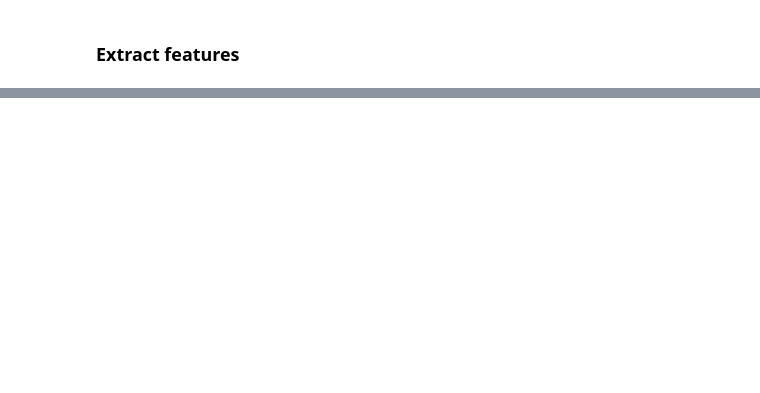
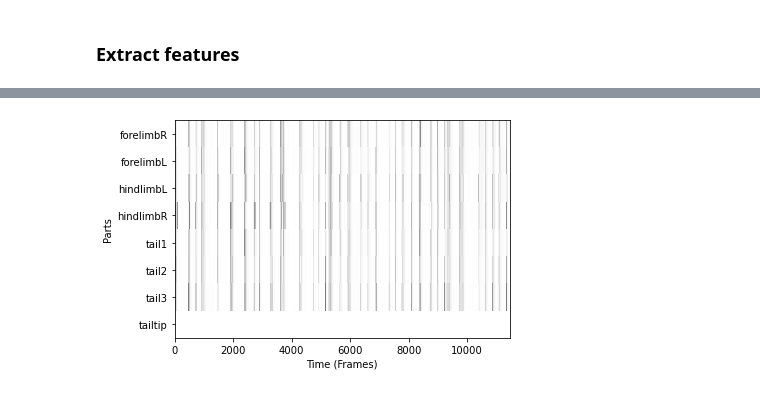
Before and after one commit to sommerc/tadpose, a Jupyter notebook: notebooks/tadpose_example_01.ipynb, the cells around one changed output, grey strips where cells are left out. Drawn from its saved outputs; the diff is of its cells as text; code cells hidden in the pictures; blank space fills up the shorter version.

```diff
--- a/notebooks/tadpose_example_01.ipynb
+++ b/notebooks/tadpose_example_01.ipynb
@@ -119,0 +107,29 @@ plt.tight_layout()
+# %%
+# get ego-centric speed for some parts
+parts_speed = [
+    "forelimbR",
+    "forelimbL",
+    "hindlimbL",
+    "hindlimbR",
+    "tail1",
+    "tail2",
+    "tail3",
+    "tailtip",
+]
+
+speeds = tadpose.analysis.speeds(tad, parts_speed)
+# %%
+# plot them as heatmap
+f, ax = plt.subplots()
+im = ax.imshow(
+    speeds.T,
+    aspect="auto",
+    interpolation="nearest",
+    cmap="gray_r",
+)
+ax.set_xlabel("Time (Frames)")
+ax.set_ylabel("Parts")
+ax.set_yticks(np.arange(len(parts_speed)))
+ax.set_yticklabels(parts_speed);
+# %% [output]
+[figure, added]
```
Also changed, not shown: parts of 12 cells of this notebook, 3 other files.
